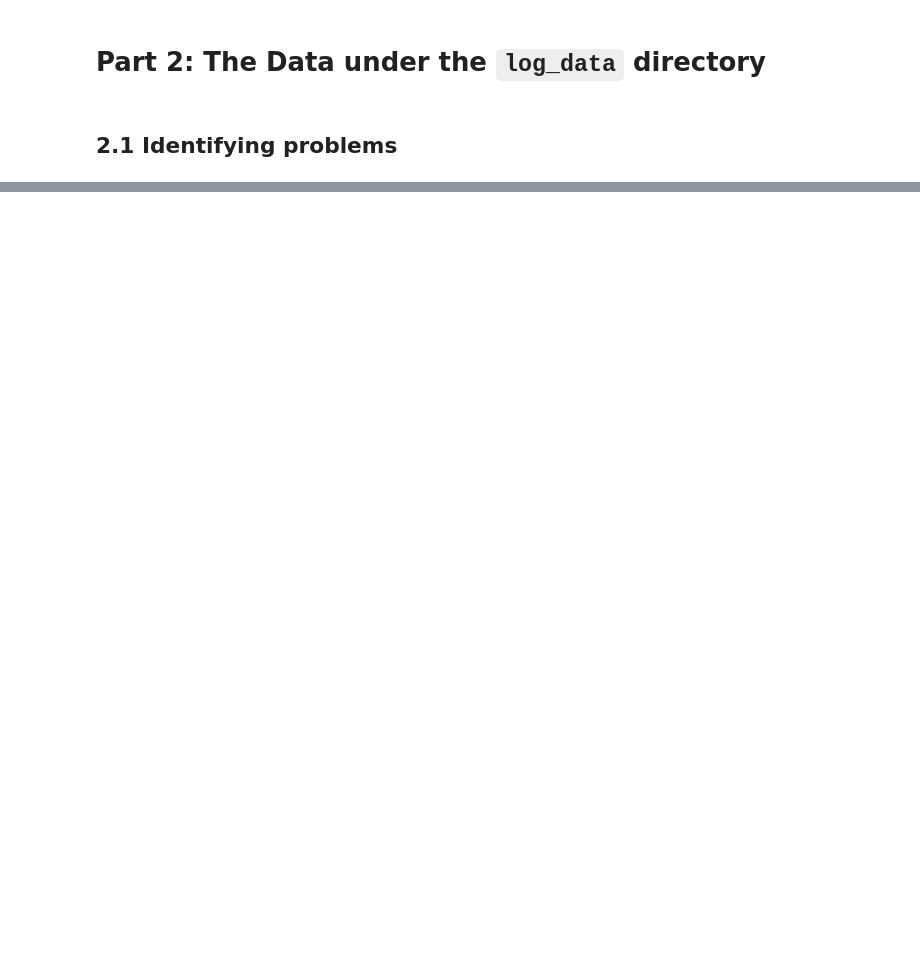
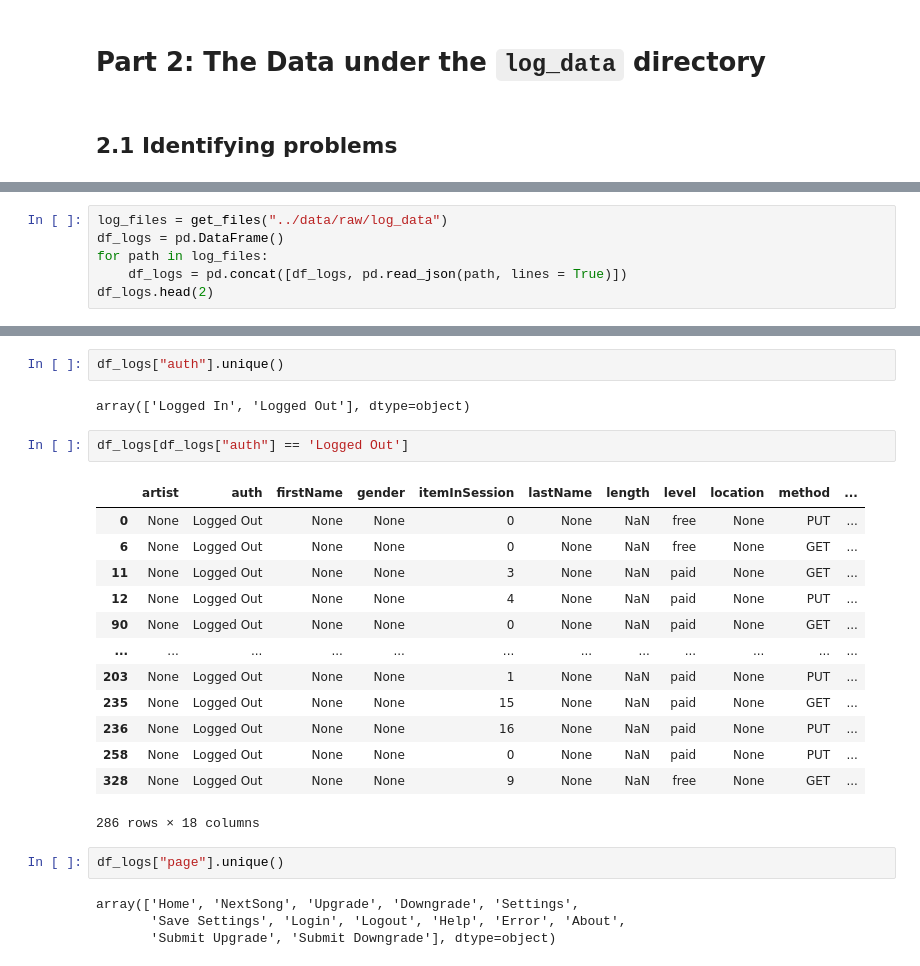
Before and after one commit to Hazem0h/Sparkify-JSON-Postgres-ETL, a Jupyter notebook: src/cleaning.ipynb, the cells around one changed output, grey strips where cells are left out. Cells and saved outputs as stored; diff of their text form; blank space fills up the shorter version.

Commit message:
ended data cleaning!

```diff
--- a/src/cleaning.ipynb
+++ b/src/cleaning.ipynb
@@ -176,0 +179,6 @@ df_songs.to_csv("../data/cleaned/songs.csv")
+# %%
+log_files = get_files("../data/raw/log_data")
+df_logs = pd.DataFrame()
+for path in log_files:
+    df_logs = pd.concat([df_logs, pd.read_json(path, lines = True)])
+df_logs.head(2)
@@ -176,0 +209,26 @@ df_songs.to_csv("../data/cleaned/songs.csv")
+# %%
+df_logs["auth"].unique()
+# %% [output]
+array(['Logged In', 'Logged Out'], dtype=object)
+# %%
+df_logs[df_logs["auth"] == 'Logged Out']
+# %% [output]
+|  | artist | auth | firstName | gender | itemInSession | lastName | length | level | location | method | ... |
+| 0 | None | Logged Out | None | None | 0 | None | NaN | free | None | PUT | ... |
+| 6 | None | Logged Out | None | None | 0 | None | NaN | free | None | GET | ... |
+| 11 | None | Logged Out | None | None | 3 | None | NaN | paid | None | GET | ... |
+| 12 | None | Logged Out | None | None | 4 | None | NaN | paid | None | PUT | ... |
+| 90 | None | Logged Out | None | None | 0 | None | NaN | paid | None | GET | ... |
+| ... | ... | ... | ... | ... | ... | ... | ... | ... | ... | ... | ... |
+| 203 | None | Logged Out | None | None | 1 | None | NaN | paid | None | PUT | ... |
+| 235 | None | Logged Out | None | None | 15 | None | NaN | paid | None | GET | ... |
+| 236 | None | Logged Out | None | None | 16 | None | NaN | paid | None | PUT | ... |
+| 258 | None | Logged Out | None | None | 0 | None | NaN | paid | None | PUT | ... |
+| 328 | None | Logged Out | None | None | 9 | None | NaN | free | None | GET | ... |
+286 rows × 18 columns
+# %%
+df_logs["page"].unique()
+# %% [output]
+array(['Home', 'NextSong', 'Upgrade', 'Downgrade', 'Settings',
+       'Save Settings', 'Login', 'Logout', 'Help', 'Error', 'About',
+       'Submit Upgrade', 'Submit Downgrade'], dtype=object)
```
Also changed, not shown: parts of 32 cells of this notebook, 5 other files.
